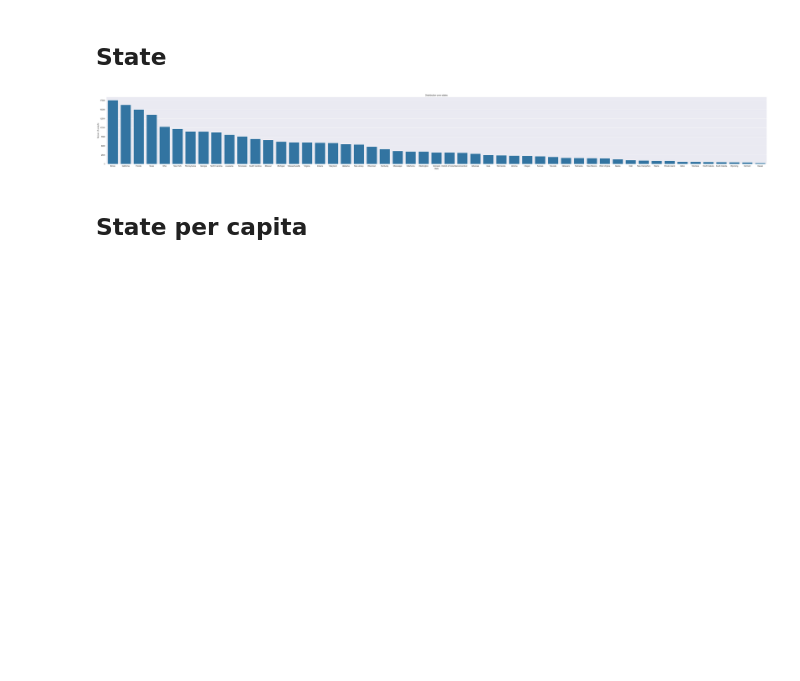
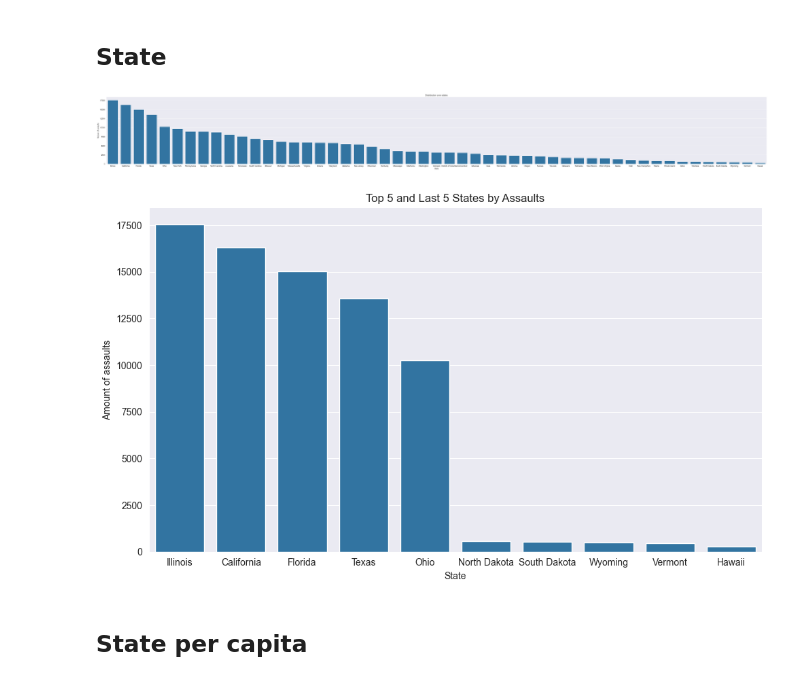
Before and after one commit to IwsonHD/GunViolenceDataExplorationProject, a Jupyter notebook: notebooks/01_data_EDA.ipynb, the cells around one changed output. Cells and saved outputs as stored; diff of their text form; code cells hidden in the pictures; blank space fills up the shorter version.

```diff
--- a/notebooks/01_data_EDA.ipynb
+++ b/notebooks/01_data_EDA.ipynb
@@ -228,6 +228,34 @@ plt.savefig(LOCAL_OUTPUT_PLOTS_PATH + "Distribution_over_states.png", dpi=300, b
 plt.show()
 # %% [output]
 [figure]
+# %%
+# Oblicz liczność stanów
+value_counts = df['state'].value_counts()
+
+# Wybierz top 5 i last 5
+top_5_states = value_counts.head(5)
+last_5_states = value_counts.tail(5)
+
+# Połącz top i last
+selected_states = pd.concat([top_5_states, last_5_states])
+
+# Ustal porządek dla wykresu
+order = selected_states.sort_values(ascending=False).index
+
+# Filtrowanie danych
+df_selected = df[df['state'].isin(order)]
+
+# Rysowanie wykresu
+plt.figure(figsize=(10, 6))
+sns.countplot(data=df_selected, x='state', order=order)
+plt.title("Top 5 and Last 5 States by Assaults")
+plt.xlabel("State")
+plt.ylabel("Amount of assaults")
+plt.tight_layout()
+plt.savefig(LOCAL_OUTPUT_PLOTS_PATH + "Top_and_Last_5_States.png", dpi=300, bbox_inches='tight')
+plt.show()
+# %% [output]
+[figure, added]
 # %% [markdown]
 ## State per capita
 # %%
```
Also changed, not shown: parts of 9 cells of this notebook, 10 other files.
